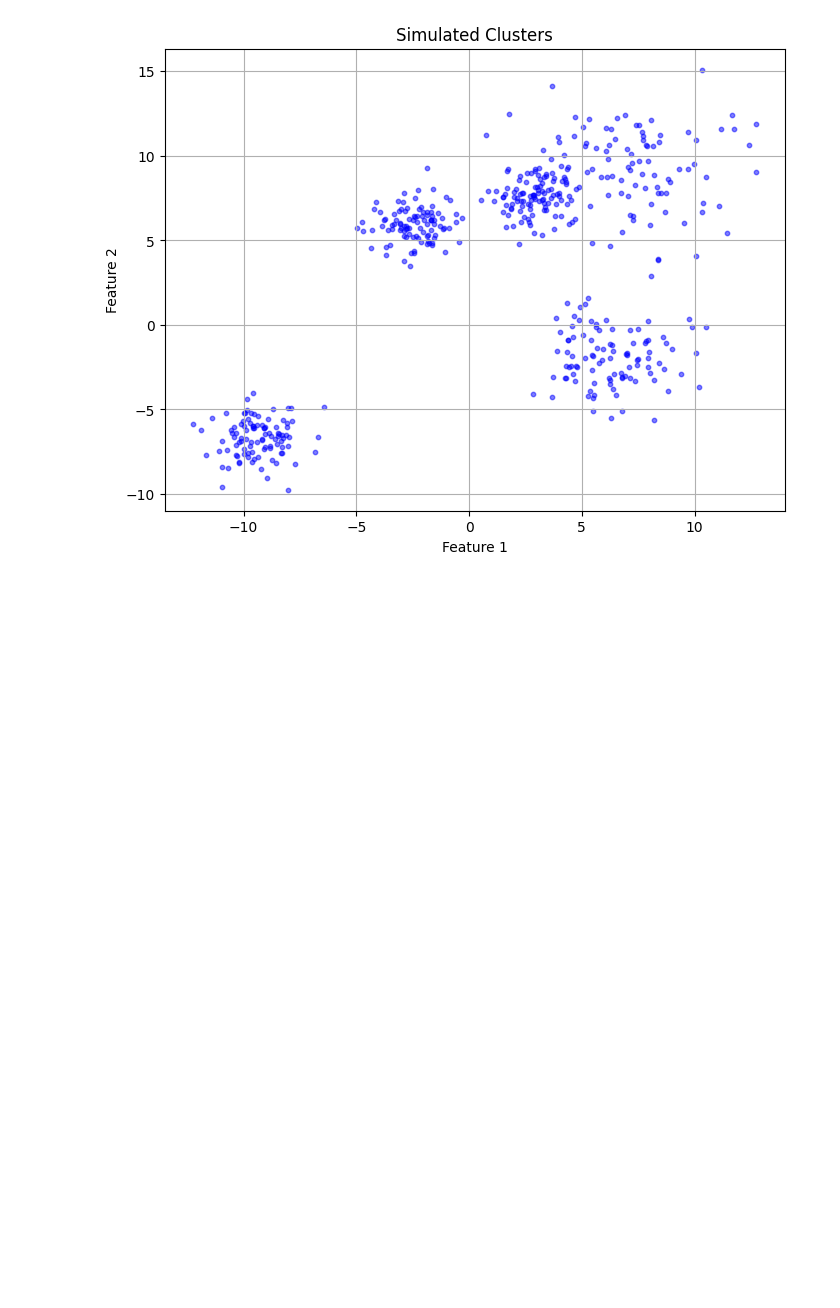
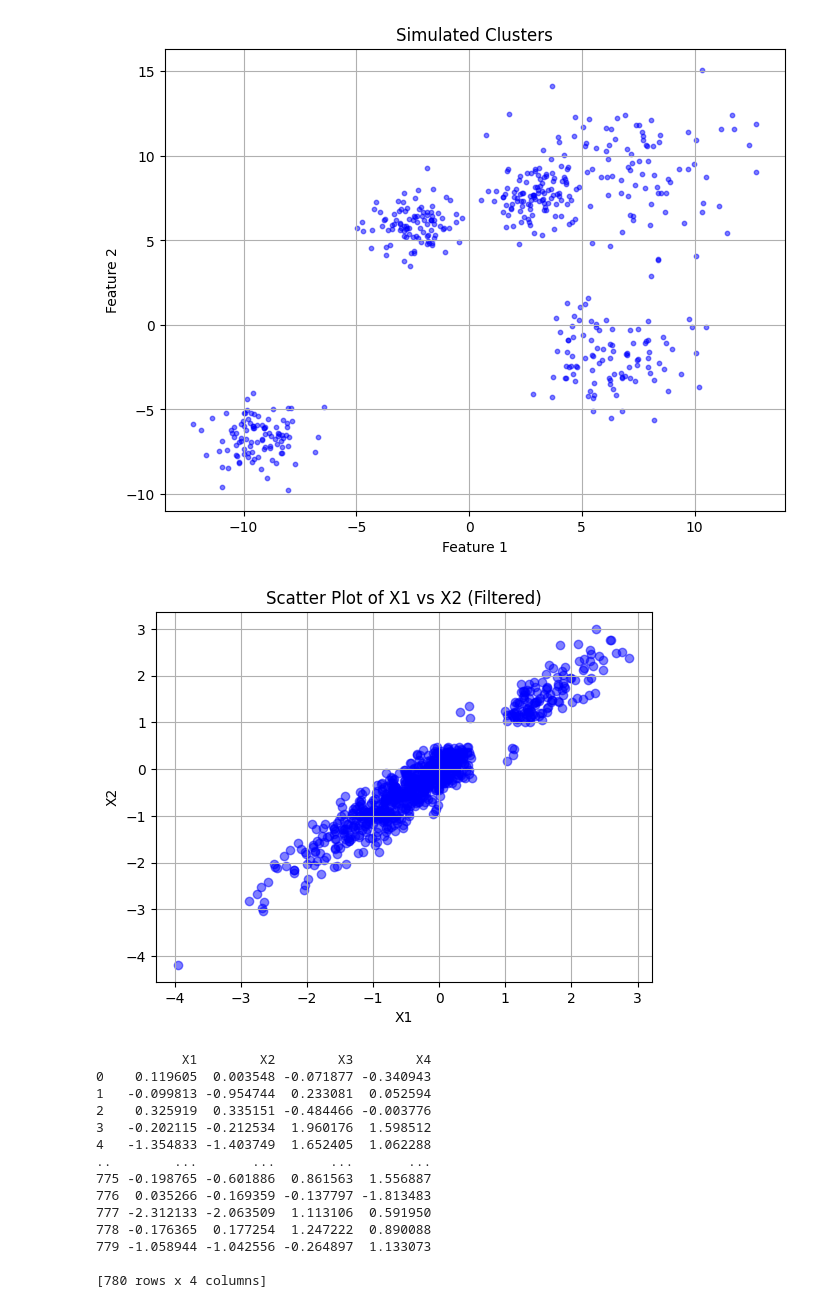
Before and after one commit to Versus-91/blackboxofmachinelearning, a Jupyter notebook: a.ipynb, the cells around one changed output. Saved outputs shown, nothing was run; the diff lists cells and outputs as text; code cells hidden in the pictures; blank space fills up the shorter version.

```diff
--- a/a.ipynb
+++ b/a.ipynb
@@ -387,3 +387,63 @@ plt.grid(True)
 plt.show()
 # %% [output]
 [figure]
+# %%
+import numpy as np
+import matplotlib.pyplot as plt
+import pandas as pd
+mean = [0, 0, 0, 0]
+cov = [[1, 0.95, 0, 0], [0.95, 1, 0, 0], [0, 0, 1, 0.5], [0, 0, 0.5, 1]]
+num_samples = 1000
+
+# Generate random data
+XS = np.random.multivariate_normal(mean, cov, num_samples)
+X1 = XS[:, 0]
+X2 = XS[:, 1]
+X3 = XS[:, 2]
+X4 = XS[:, 3]
+
+# Create masks to filter out values ranging from 0.5 to 1
+mask1 = np.logical_or(X1 < 0.5, X1 > 1)
+mask2 = np.logical_or(X2 < 0.5, X2 > 1)
+
+# Apply the masks to filter the arrays
+X1_filtered = X1[mask1 & mask2]
+X2_filtered = X2[mask1 & mask2]
+X3_filtered = X3[mask1 & mask2]
+X4_filtered = X4[mask1 & mask2]
+
+# Scatter plot of filtered data
+plt.scatter(X1_filtered, X2_filtered, color='blue', alpha=0.5)
+plt.xlabel('X1')
+plt.ylabel('X2')
+plt.title('Scatter Plot of X1 vs X2 (Filtered)')
+plt.grid(True)
+plt.show()
+data = {
+    'X1': X1_filtered,
+    'X2': X2_filtered,
+    'X3': X3_filtered,
+    'X4': X4_filtered
+}
+
+# Create a DataFrame
+df = pd.DataFrame(data)
+
+# Display the DataFrame
+print(df)
+# %% [output]
+[figure, added]
+           X1        X2        X3        X4
+0    0.119605  0.003548 -0.071877 -0.340943
+1   -0.099813 -0.954744  0.233081  0.052594
+2    0.325919  0.335151 -0.484466 -0.003776
+3   -0.202115 -0.212534  1.960176  1.598512
+4   -1.354833 -1.403749  1.652405  1.062288
+..        ...       ...       ...       ...
+775 -0.198765 -0.601886  0.861563  1.556887
+776  0.035266 -0.169359 -0.137797 -1.813483
+777 -2.312133 -2.063509  1.113106  0.591950
+778 -0.176365  0.177254  1.247222  0.890088
+779 -1.058944 -1.042556 -0.264897  1.133073
+
+[780 rows x 4 columns]
```
Also changed, not shown: parts of 7 cells of this notebook.
